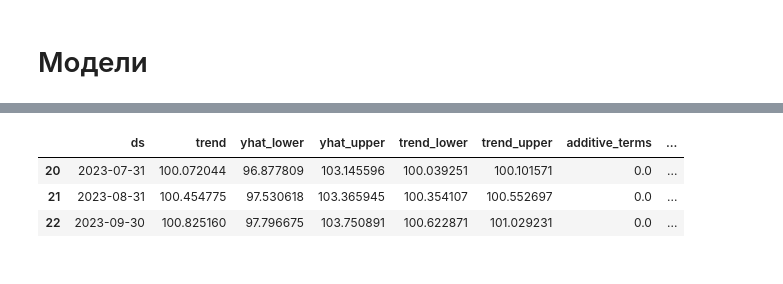
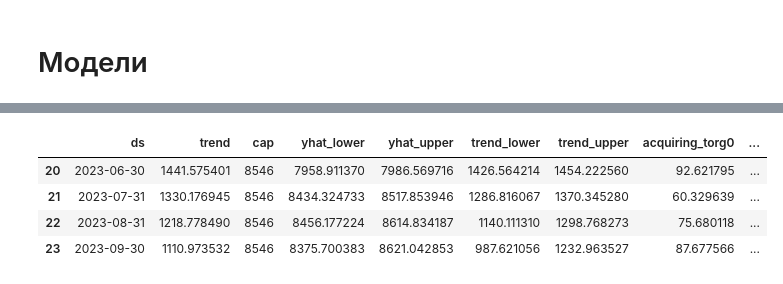
Before and after one commit to IT-Platoon/DashboardSber, a Jupyter notebook: src/notebooks/model.ipynb, the cells around one changed output, grey strips where cells are left out. Drawn from its saved outputs; the diff is of its cells as text; code cells hidden in the pictures.

```diff
--- a/src/notebooks/model.ipynb
+++ b/src/notebooks/model.ipynb
@@ -189,5 +224,17 @@ len(days)
 df = pd.DataFrame(series_cols[len(series_cols) - len(days):], columns=["ds"])
 df['ds'] = pd.to_datetime(df['ds'], format='%Y-%m-%d')
 df.loc[:, "y"] = timeseries
+
+df.loc[:, "cap"] = df.y.max()
+df.loc[:, "floor"] = df.y.min()
+# df.loc[:, "cap"] = 100
+# df.loc[:, "floor"] = 0
+
+for key, value in features1.items():
+    df[key] = value
+for key, value in features0.items():
+    df[key] = value
+
+print(df.shape)
 df.tail()
 # %% [output]
@@ -199,0 +248,9 @@ df.tail()
+# %%
+from sklearn.feature_selection import SelectKBest
+from sklearn.feature_selection import r_regression
+
+select = SelectKBest(r_regression, k=15)
+X_selection = select.fit_transform(df.iloc[:, 4:], df.iloc[:, 1])
+# %%
+best_columns = df.iloc[:, 4:].columns[select.get_support()].tolist()
+best_columns
@@ -199,0 +273,3 @@ df.tail()
+# %%
+df = df.iloc[:, :4].join(df[best_columns])
+df.head(2)
@@ -219,6 +307,10 @@ print(eval_df.shape)
 # %%
+# changepoint_prior_scale - используется для контроля гибкости тренда, чтобы избежать переобучения или недоподготовки
+
+# model = Prophet(growth='logistic', changepoint_prior_scale=2.5)
 model = Prophet()
-# model.add_regressor('tmp')
+for feature in df.columns[4:]:
+    model.add_regressor(feature)
 model.fit(train_df)
 
 # future = model.make_future_dataframe(periods=abs(TRAIN_END), freq='M')
@@ -234,7 +326,8 @@ pred.head()
-|  | ds | trend | yhat_lower | yhat_upper | trend_lower | trend_upper | additive_terms | ... |
-| 20 | 2023-07-31 | 100.072044 | 96.877809 | 103.145596 | 100.039251 | 100.101571 | 0.0 | ... |
-| 21 | 2023-08-31 | 100.454775 | 97.530618 | 103.365945 | 100.354107 | 100.552697 | 0.0 | ... |
-| 22 | 2023-09-30 | 100.825160 | 97.796675 | 103.750891 | 100.622871 | 101.029231 | 0.0 | ... |
+|  | ds | trend | cap | yhat_lower | yhat_upper | trend_lower | trend_upper | acquiring_torg0 | ... |
+| 20 | 2023-06-30 | 1441.575401 | 8546 | 7958.911370 | 7986.569716 | 1426.564214 | 1454.222560 | 92.621795 | ... |
+| 21 | 2023-07-31 | 1330.176945 | 8546 | 8434.324733 | 8517.853946 | 1286.816067 | 1370.345280 | 60.329639 | ... |
+| 22 | 2023-08-31 | 1218.778490 | 8546 | 8456.177224 | 8614.834187 | 1140.111310 | 1298.768273 | 75.680118 | ... |
+| 23 | 2023-09-30 | 1110.973532 | 8546 | 8375.700383 | 8621.042853 | 987.621056 | 1232.963527 | 87.677566 | ... |
 # %%
 col_int = ['ds', 'yhat', 'yhat_lower', 'yhat_upper']
 pred[col_int].head()
```
Also changed, not shown: parts of 27 cells of this notebook, 4 other files.
